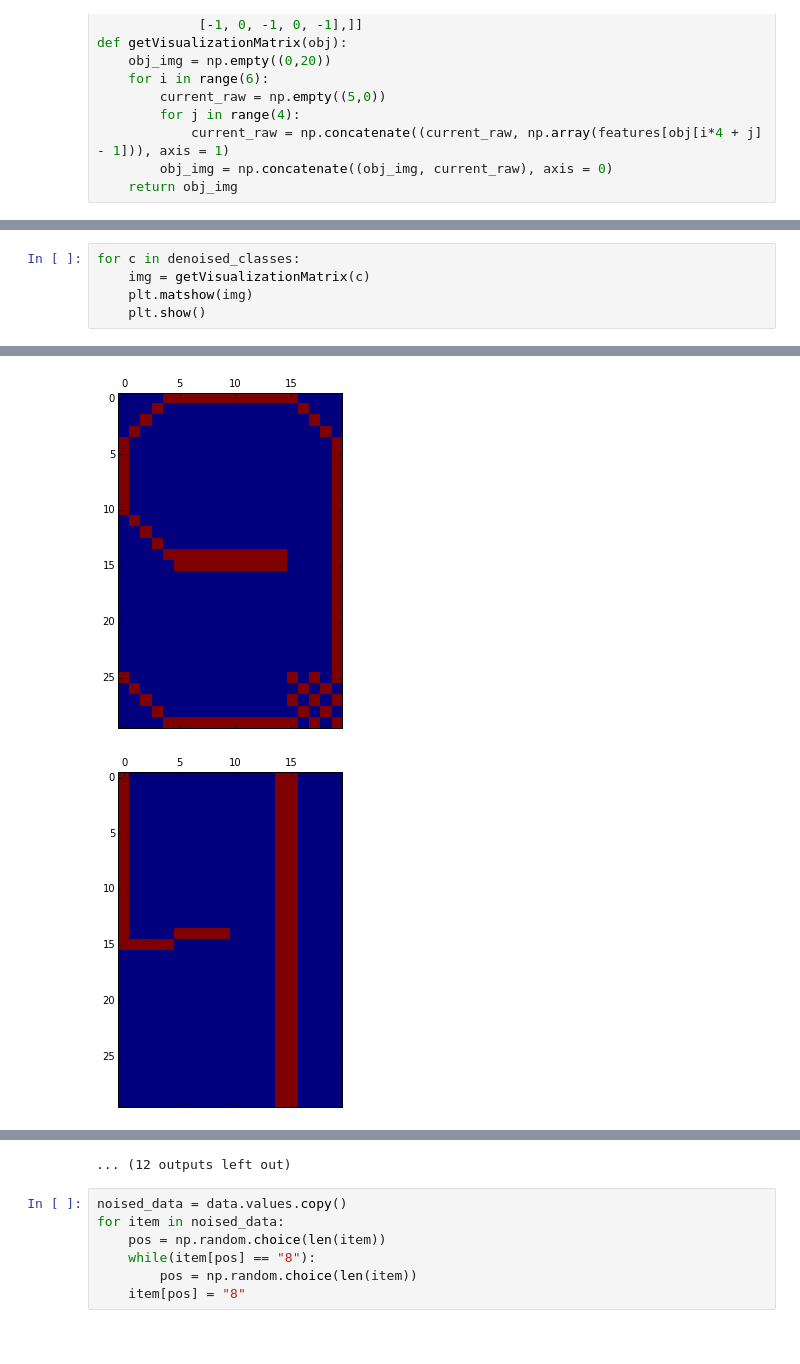
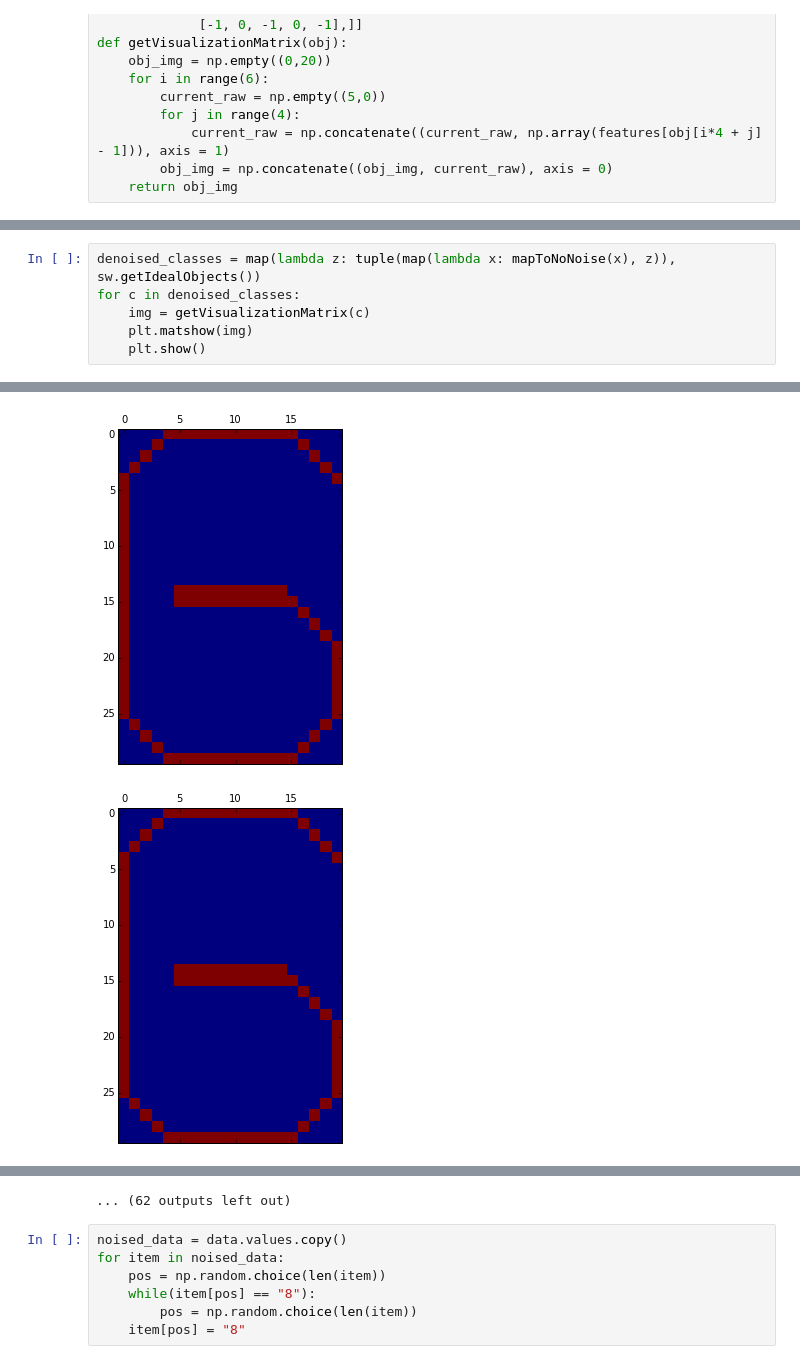
Before and after one commit to Qwasser/natural_classification, a Jupyter notebook: notebooks/experiment_notebooks/numbers.ipynb, the cells around one changed output, grey strips where cells are left out. Saved outputs shown, nothing was run; the diff lists cells and outputs as text.

```diff
--- a/notebooks/experiment_notebooks/numbers.ipynb
+++ b/notebooks/experiment_notebooks/numbers.ipynb
@@ -186,4 +186,5 @@ denoised_classes
 # %%
+denoised_classes = map(lambda z: tuple(map(lambda x: mapToNoNoise(x), z)), sw.getIdealObjects())
 for c in denoised_classes:
     img = getVisualizationMatrix(c)
     plt.matshow(img)
@@ -194,2 +195,2 @@ for c in denoised_classes:
-[figure, old version]
+[figure, new version]
-[figure, old version]
+[figure, new version]
@@ -204,4 +205,4 @@ for c in denoised_classes:
-... (12 outputs left out)
+... (62 outputs left out)
 # %%
 noised_data = data.values.copy()
 for item in noised_data:
```
Also changed, not shown: parts of 5 cells of this notebook, 6 other files.
